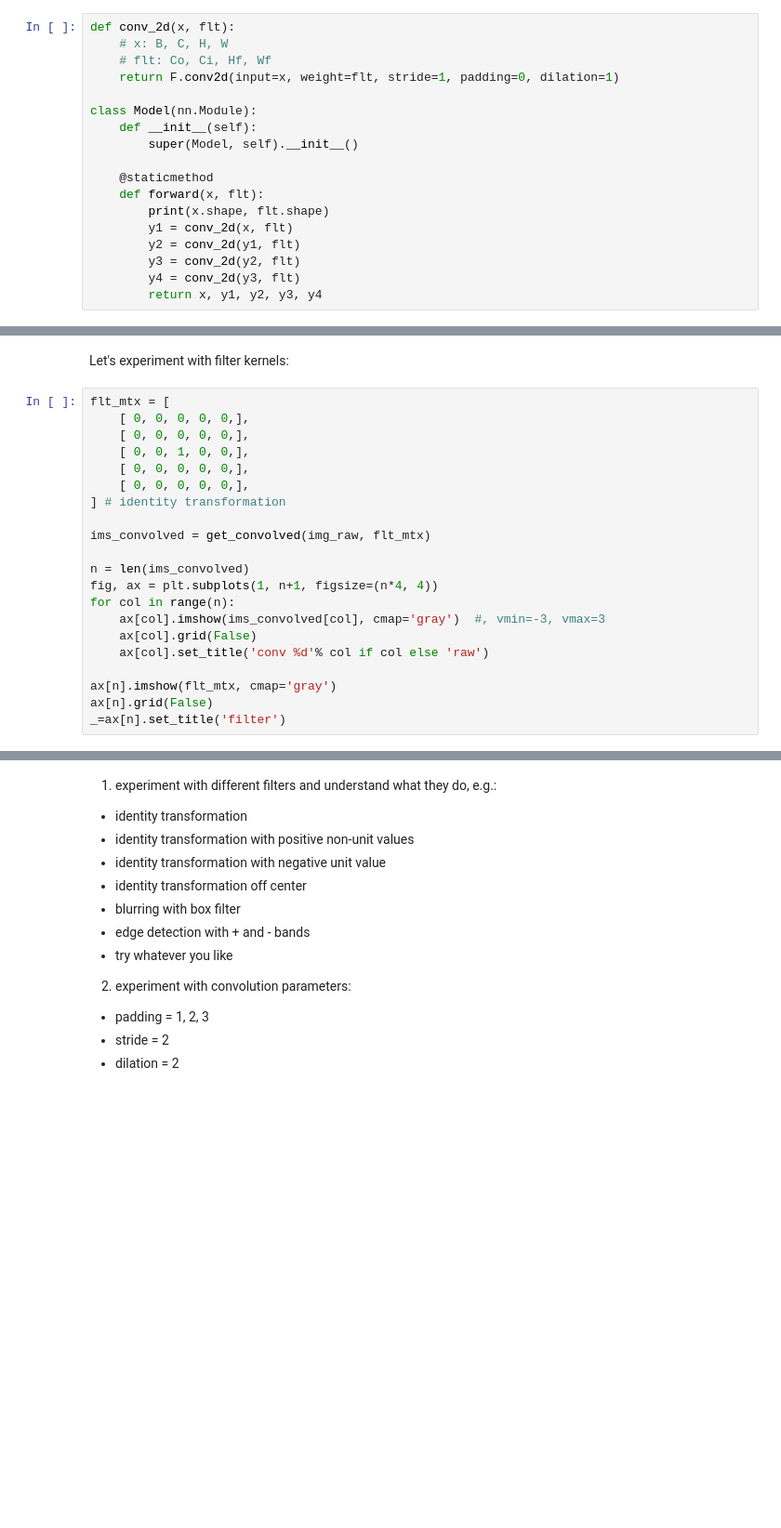
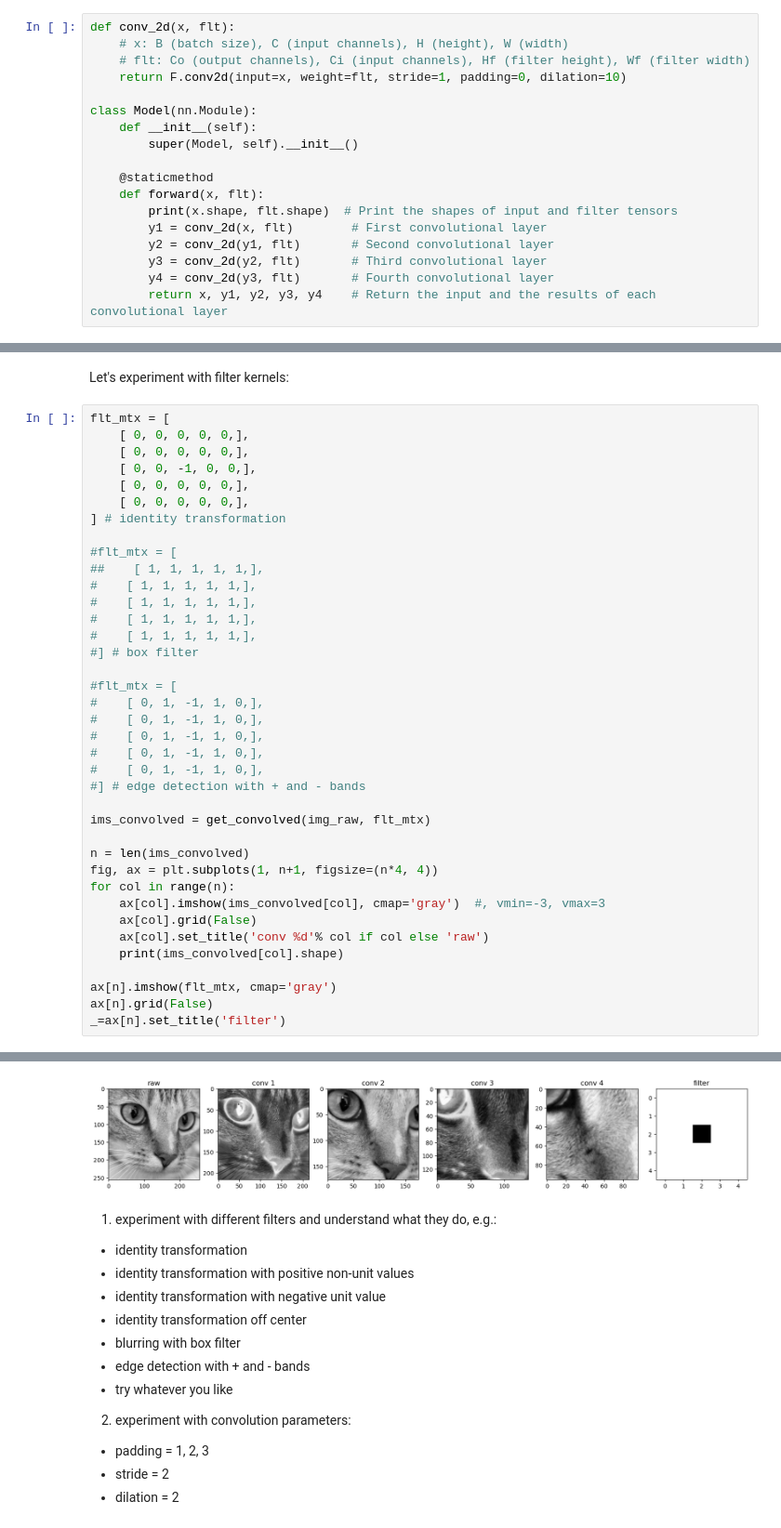
Before and after one commit to pbecerrav/ADS_course, a Jupyter notebook: Module6/Tutorials/Tutorial_IV_torch_Convolutions.ipynb, the cells around one changed output, grey strips where cells are left out. Shown at 93% size. Drawn from its saved outputs; the diff is of its cells as text; blank space fills up the shorter version.

```diff
--- a/Module6/Tutorials/Tutorial_IV_torch_Convolutions.ipynb
+++ b/Module6/Tutorials/Tutorial_IV_torch_Convolutions.ipynb
@@ -82,9 +89,9 @@ plt.grid(False)  # disable grid
 [figure]
 # %%
 def conv_2d(x, flt):
-    # x: B, C, H, W
-    # flt: Co, Ci, Hf, Wf
-    return F.conv2d(input=x, weight=flt, stride=1, padding=0, dilation=1)
+    # x: B (batch size), C (input channels), H (height), W (width)
+    # flt: Co (output channels), Ci (input channels), Hf (filter height), Wf (filter width)
+    return F.conv2d(input=x, weight=flt, stride=1, padding=0, dilation=10)
 
 class Model(nn.Module):
     def __init__(self):
@@ -92,9 +99,9 @@ class Model(nn.Module):
 
     @staticmethod
     def forward(x, flt):
-        print(x.shape, flt.shape)
-        y1 = conv_2d(x, flt)
-        y2 = conv_2d(y1, flt)
-        y3 = conv_2d(y2, flt)
-        y4 = conv_2d(y3, flt)
-        return x, y1, y2, y3, y4
+        print(x.shape, flt.shape)  # Print the shapes of input and filter tensors
+        y1 = conv_2d(x, flt)        # First convolutional layer
+        y2 = conv_2d(y1, flt)       # Second convolutional layer
+        y3 = conv_2d(y2, flt)       # Third convolutional layer
+        y4 = conv_2d(y3, flt)       # Fourth convolutional layer
+        return x, y1, y2, y3, y4    # Return the input and the results of each convolutional layer
@@ -123,10 +143,26 @@ Let's experiment with filter kernels:
 flt_mtx = [
     [ 0, 0, 0, 0, 0,],
     [ 0, 0, 0, 0, 0,],
-    [ 0, 0, 1, 0, 0,],
+    [ 0, 0, -1, 0, 0,],
     [ 0, 0, 0, 0, 0,],
     [ 0, 0, 0, 0, 0,],
 ] # identity transformation
+
+#flt_mtx = [
+##    [ 1, 1, 1, 1, 1,],
+#    [ 1, 1, 1, 1, 1,],
+#    [ 1, 1, 1, 1, 1,],
+#    [ 1, 1, 1, 1, 1,],
+#    [ 1, 1, 1, 1, 1,],
+#] # box filter
+
+#flt_mtx = [
+#    [ 0, 1, -1, 1, 0,],
+#    [ 0, 1, -1, 1, 0,],
+#    [ 0, 1, -1, 1, 0,],
+#    [ 0, 1, -1, 1, 0,],
+#    [ 0, 1, -1, 1, 0,],
+#] # edge detection with + and - bands
 
 ims_convolved = get_convolved(img_raw, flt_mtx)
 
@@ -136,7 +172,9 @@ for col in range(n):
     ax[col].imshow(ims_convolved[col], cmap='gray')  #, vmin=-3, vmax=3
     ax[col].grid(False)
     ax[col].set_title('conv %d'% col if col else 'raw')
+    print(ims_convolved[col].shape)
 
 ax[n].imshow(flt_mtx, cmap='gray')
 ax[n].grid(False)
 _=ax[n].set_title('filter')
+# %% [output]
@@ -143,3 +187,4 @@ _=ax[n].set_title('filter')
+[figure, added]
 # %% [markdown]
 1. experiment with different filters and understand what they do, e.g.:<br>
 - identity transformation
```
Also changed, not shown: parts of 11 cells of this notebook.
